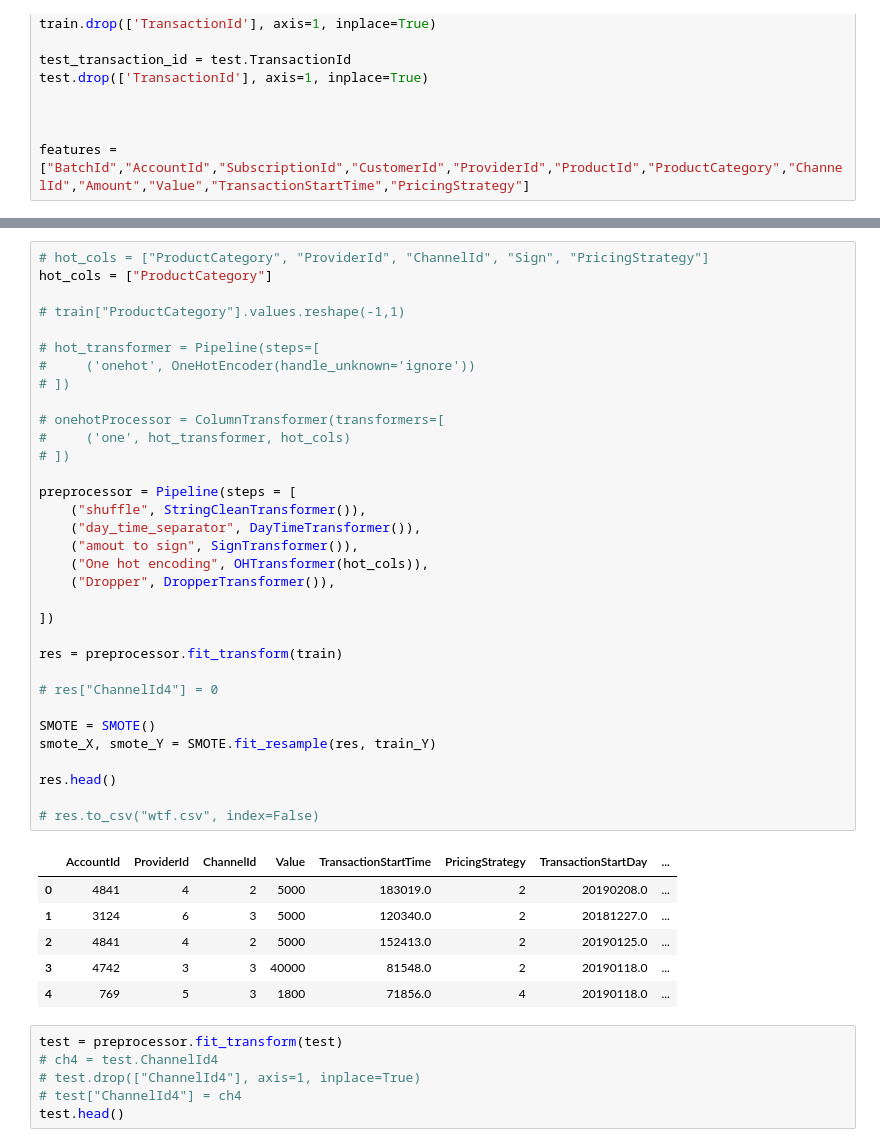
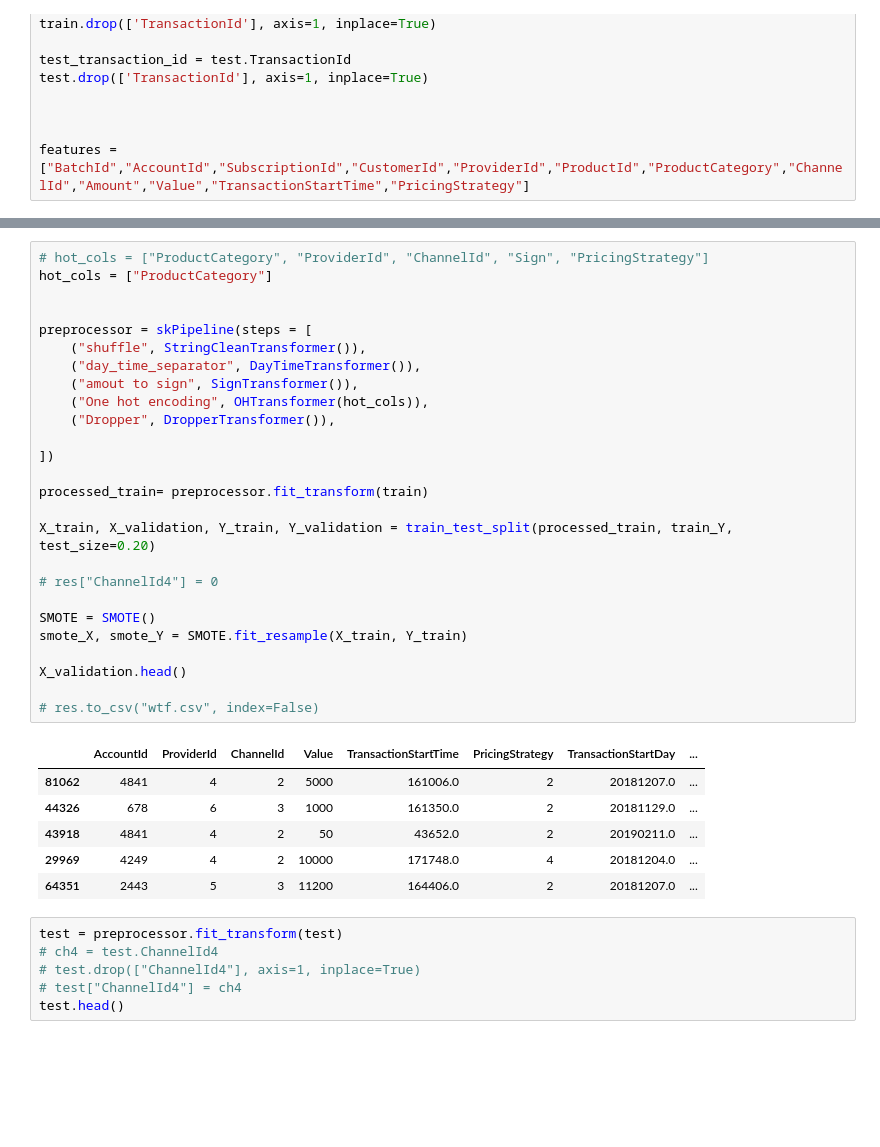
Before and after one commit to olingo99/ML_Xente, a Jupyter notebook: xente_pipeline.ipynb, the cells around one changed output, grey strips where cells are left out. Saved outputs shown, nothing was run; the diff lists cells and outputs as text; blank space fills up the shorter version.

```diff
--- a/xente_pipeline.ipynb
+++ b/xente_pipeline.ipynb
@@ -51,43 +53,36 @@ train.head()
 # %%
 # hot_cols = ["ProductCategory", "ProviderId", "ChannelId", "Sign", "PricingStrategy"]
 hot_cols = ["ProductCategory"]
 
-# train["ProductCategory"].values.reshape(-1,1)
 
-# hot_transformer = Pipeline(steps=[
-#     ('onehot', OneHotEncoder(handle_unknown='ignore'))
-# ])
-
-# onehotProcessor = ColumnTransformer(transformers=[
-#     ('one', hot_transformer, hot_cols)
-# ])
-
-preprocessor = Pipeline(steps = [
+preprocessor = skPipeline(steps = [
     ("shuffle", StringCleanTransformer()),
     ("day_time_separator", DayTimeTransformer()),
     ("amout to sign", SignTransformer()),
     ("One hot encoding", OHTransformer(hot_cols)),
     ("Dropper", DropperTransformer()),
 
 ])
 
-res = preprocessor.fit_transform(train)
+processed_train= preprocessor.fit_transform(train)
+
+X_train, X_validation, Y_train, Y_validation = train_test_split(processed_train, train_Y, test_size=0.20)
 
 # res["ChannelId4"] = 0
 
 SMOTE = SMOTE()
-smote_X, smote_Y = SMOTE.fit_resample(res, train_Y)
+smote_X, smote_Y = SMOTE.fit_resample(X_train, Y_train)
 
-res.head()
+X_validation.head()
 
 # res.to_csv("wtf.csv", index=False)
 # %% [output]
 |  | AccountId | ProviderId | ChannelId | Value | TransactionStartTime | PricingStrategy | TransactionStartDay | ... |
-| 0 | 4841 | 4 | 2 | 5000 | 183019.0 | 2 | 20190208.0 | ... |
-| 1 | 3124 | 6 | 3 | 5000 | 120340.0 | 2 | 20181227.0 | ... |
-| 2 | 4841 | 4 | 2 | 5000 | 152413.0 | 2 | 20190125.0 | ... |
-| 3 | 4742 | 3 | 3 | 40000 | 81548.0 | 2 | 20190118.0 | ... |
-| 4 | 769 | 5 | 3 | 1800 | 71856.0 | 4 | 20190118.0 | ... |
+| 81062 | 4841 | 4 | 2 | 5000 | 161006.0 | 2 | 20181207.0 | ... |
+| 44326 | 678 | 6 | 3 | 1000 | 161350.0 | 2 | 20181129.0 | ... |
+| 43918 | 4841 | 4 | 2 | 50 | 43652.0 | 2 | 20190211.0 | ... |
+| 29969 | 4249 | 4 | 2 | 10000 | 171748.0 | 4 | 20181204.0 | ... |
+| 64351 | 2443 | 5 | 3 | 11200 | 164406.0 | 2 | 20181207.0 | ... |
 # %%
 test = preprocessor.fit_transform(test)
 # ch4 = test.ChannelId4
```
Also changed, not shown: parts of 6 cells of this notebook, 3 other files.
